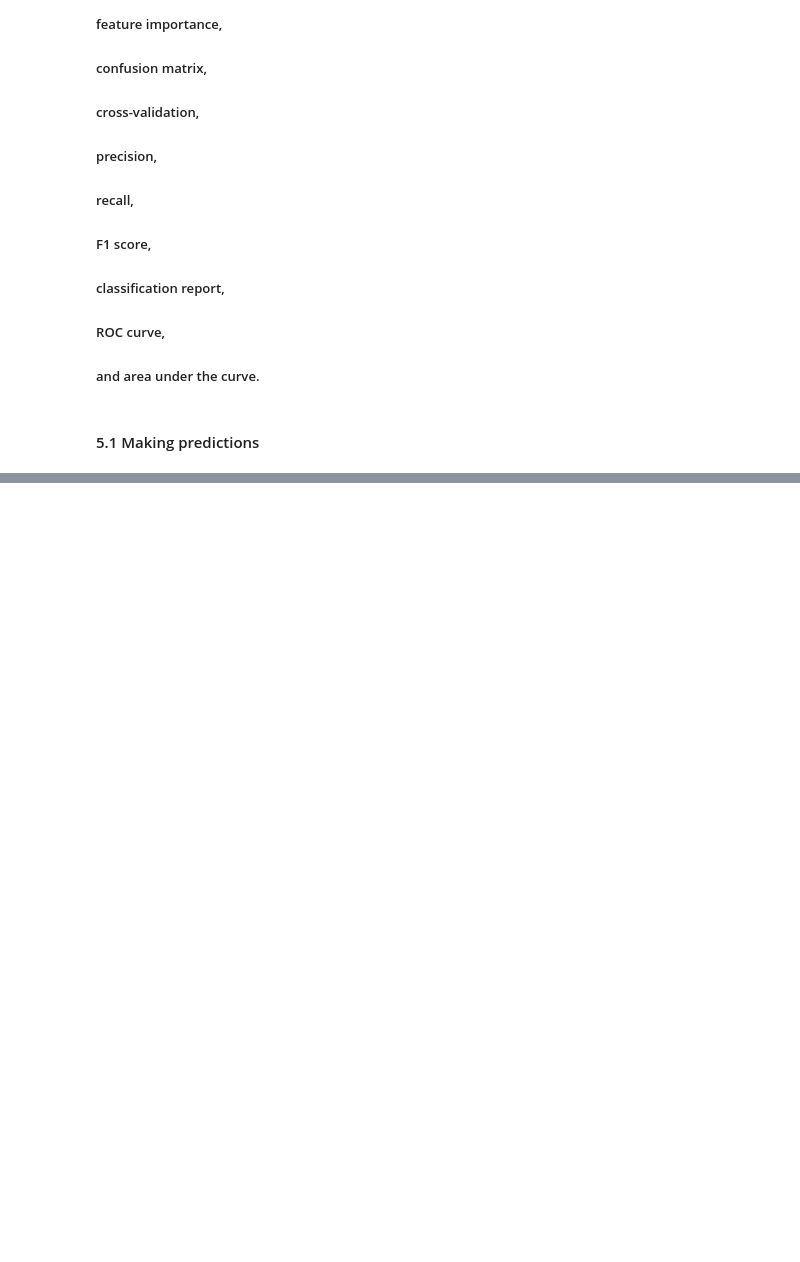
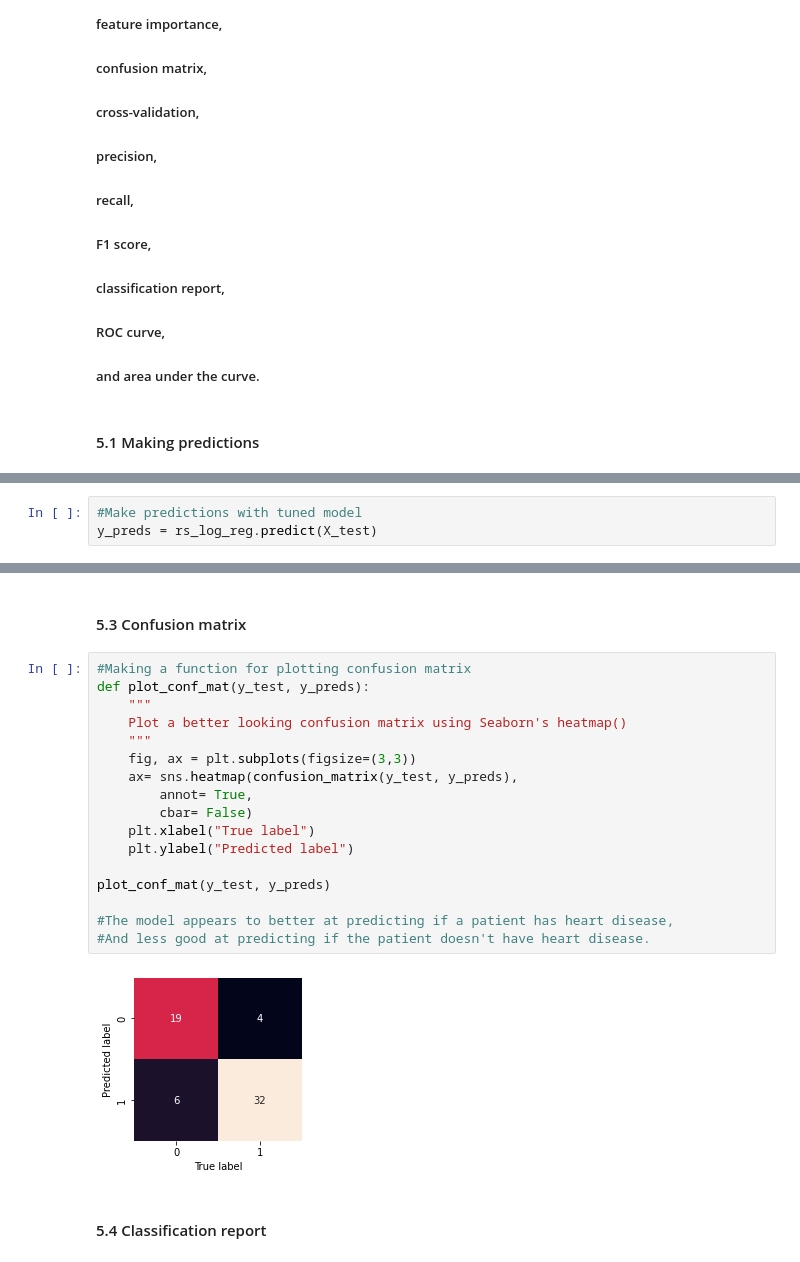
Before and after one commit to andnora/Python-Notes, a Jupyter notebook: Excercise-Supervised-Leaning-Classification.ipynb, the cells around one changed output, grey strips where cells are left out. Drawn from its saved outputs; the diff is of its cells as text; blank space fills up the shorter version.

```diff
--- a/Excercise-Supervised-Leaning-Classification.ipynb
+++ b/Excercise-Supervised-Leaning-Classification.ipynb
@@ -434,0 +433,3 @@ gs_log_reg.best_params_, gs_log_reg.score(X_test, y_test)
+# %%
+#Make predictions with tuned model
+y_preds = rs_log_reg.predict(X_test)
@@ -434,0 +444,23 @@ gs_log_reg.best_params_, gs_log_reg.score(X_test, y_test)
+# %% [markdown]
+#### 5.3 Confusion matrix
+# %%
+#Making a function for plotting confusion matrix
+def plot_conf_mat(y_test, y_preds):
+    """
+    Plot a better looking confusion matrix using Seaborn's heatmap()
+    """
+    fig, ax = plt.subplots(figsize=(3,3))
+    ax= sns.heatmap(confusion_matrix(y_test, y_preds),
+        annot= True,
+        cbar= False)
+    plt.xlabel("True label")
+    plt.ylabel("Predicted label")
+
+plot_conf_mat(y_test, y_preds)
+
+#The model appears to better at predicting if a patient has heart disease,
+#And less good at predicting if the patient doesn't have heart disease.
+# %% [output]
+[figure, added]
+# %% [markdown]
+#### 5.4 Classification report
```
Also changed, not shown: parts of 12 cells of this notebook.
